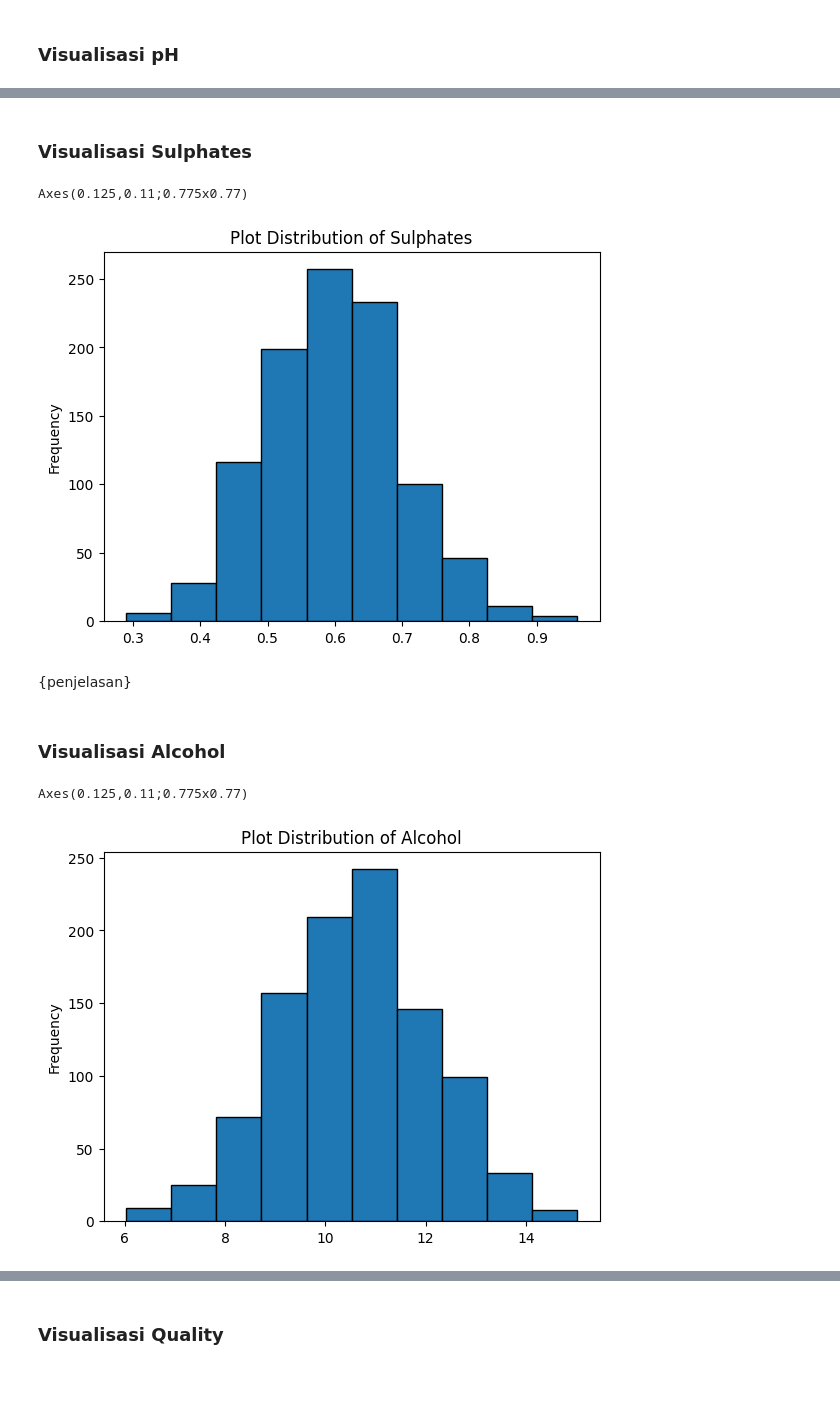
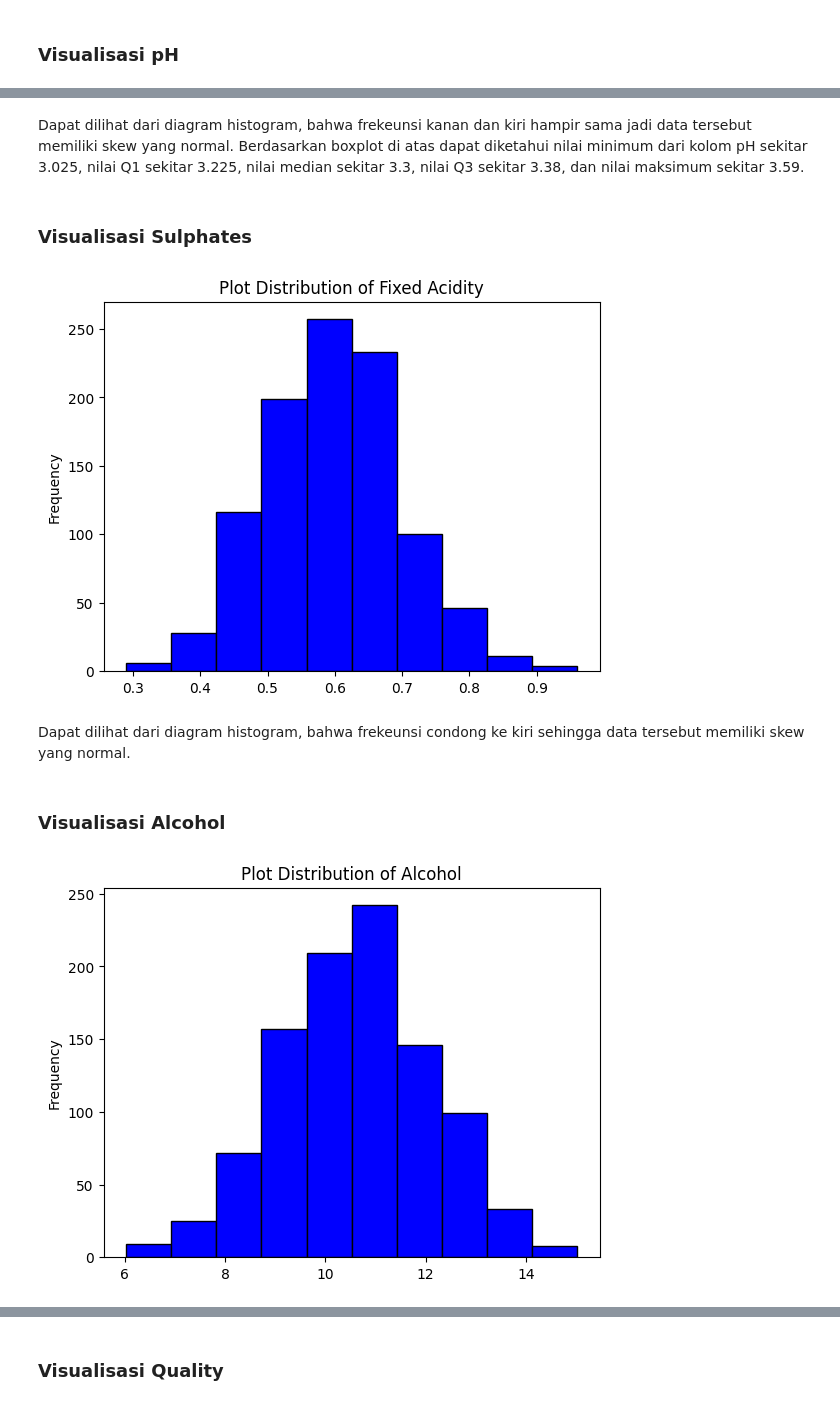
Before and after one commit to dhanikanovlisa/K02-T1-IF2220-13521132, a Jupyter notebook: K02-T1-IF2220-13521132.ipynb, the cells around one changed output, grey strips where cells are left out. Saved outputs shown, nothing was run; the diff lists cells and outputs as text; code cells hidden in the pictures.

```diff
--- a/K02-T1-IF2220-13521132.ipynb
+++ b/K02-T1-IF2220-13521132.ipynb
@@ -401,10 +449,9 @@ Axes(0.125,0.11;0.775x0.77)
+# %% [markdown]
+Dapat dilihat dari diagram histogram, bahwa frekeunsi kanan dan kiri hampir sama jadi data tersebut memiliki skew yang normal. Berdasarkan boxplot di atas dapat diketahui nilai minimum dari kolom pH sekitar 3.025, nilai Q1 sekitar 3.225, nilai median sekitar 3.3, nilai Q3 sekitar 3.38, dan nilai maksimum sekitar 3.59.
 # %% [markdown]
 ### Visualisasi Sulphates
 # %%
-ax = df["sulphates"].plot(kind = 'hist', edgecolor = 'black', title = 'Plot Distribution of Sulphates')
-print(ax)
+histogram = df["sulphates"].plot(kind = 'hist', color = 'blue', edgecolor = 'black', title = 'Plot Distribution of Fixed Acidity')
+plt.show()
 # %% [output]
-Axes(0.125,0.11;0.775x0.77)
-[figure, old version]
+[figure, new version]
-# %% [markdown]
-{penjelasan}
@@ -411,8 +462,9 @@ Axes(0.125,0.11;0.775x0.77)
+# %% [markdown]
+Dapat dilihat dari diagram histogram, bahwa frekeunsi condong ke kiri sehingga data tersebut memiliki skew yang normal.
 # %% [markdown]
 ### Visualisasi Alcohol
 # %%
-ax = df["alcohol"].plot(kind = 'hist', edgecolor = 'black', title = 'Plot Distribution of Alcohol')
-print(ax)
+histogram = df["alcohol"].plot(kind = 'hist', color = 'blue', edgecolor = 'black', title = 'Plot Distribution of Alcohol')
+plt.show()
 # %% [output]
-Axes(0.125,0.11;0.775x0.77)
-[figure, old version]
+[figure, new version]
```
Also changed, not shown: parts of 106 cells of this notebook, 1 other file.
